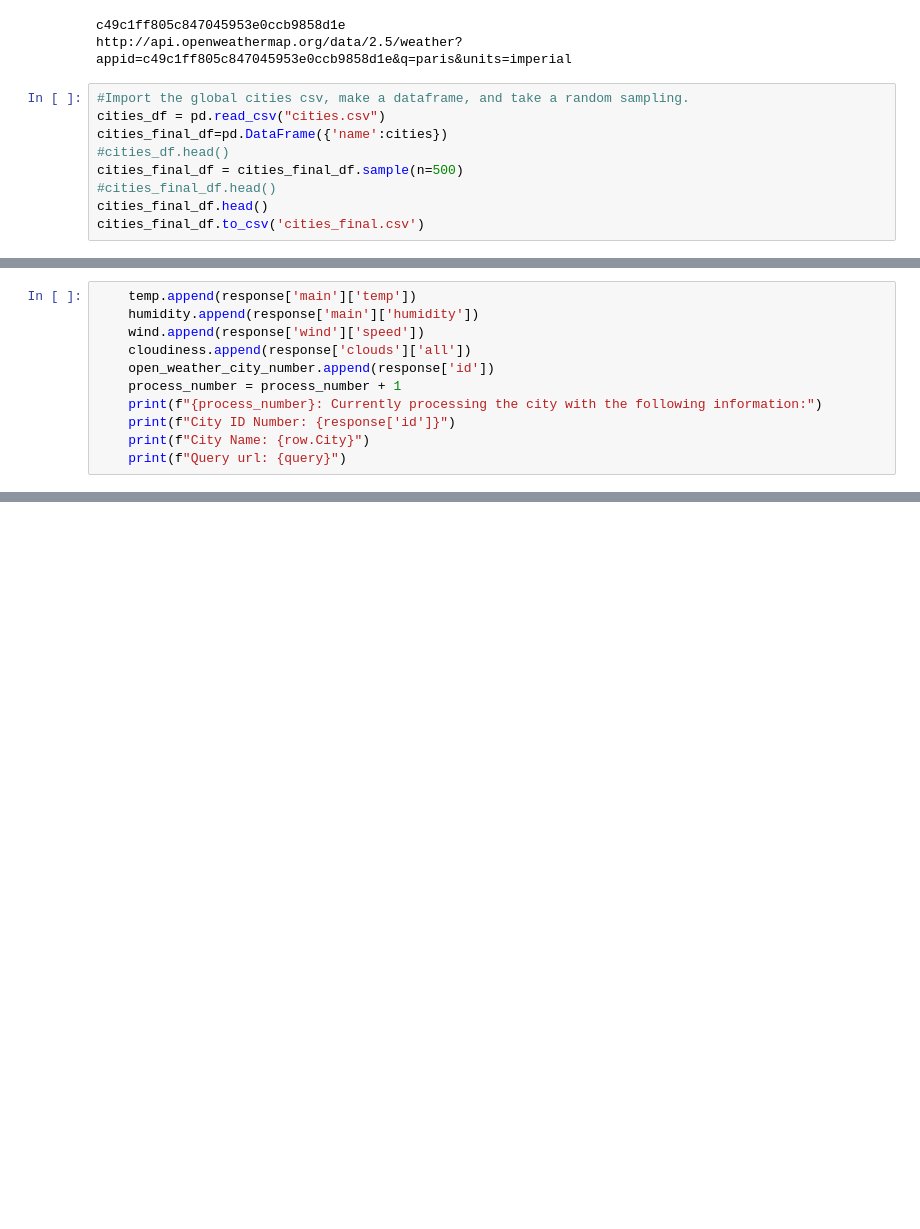
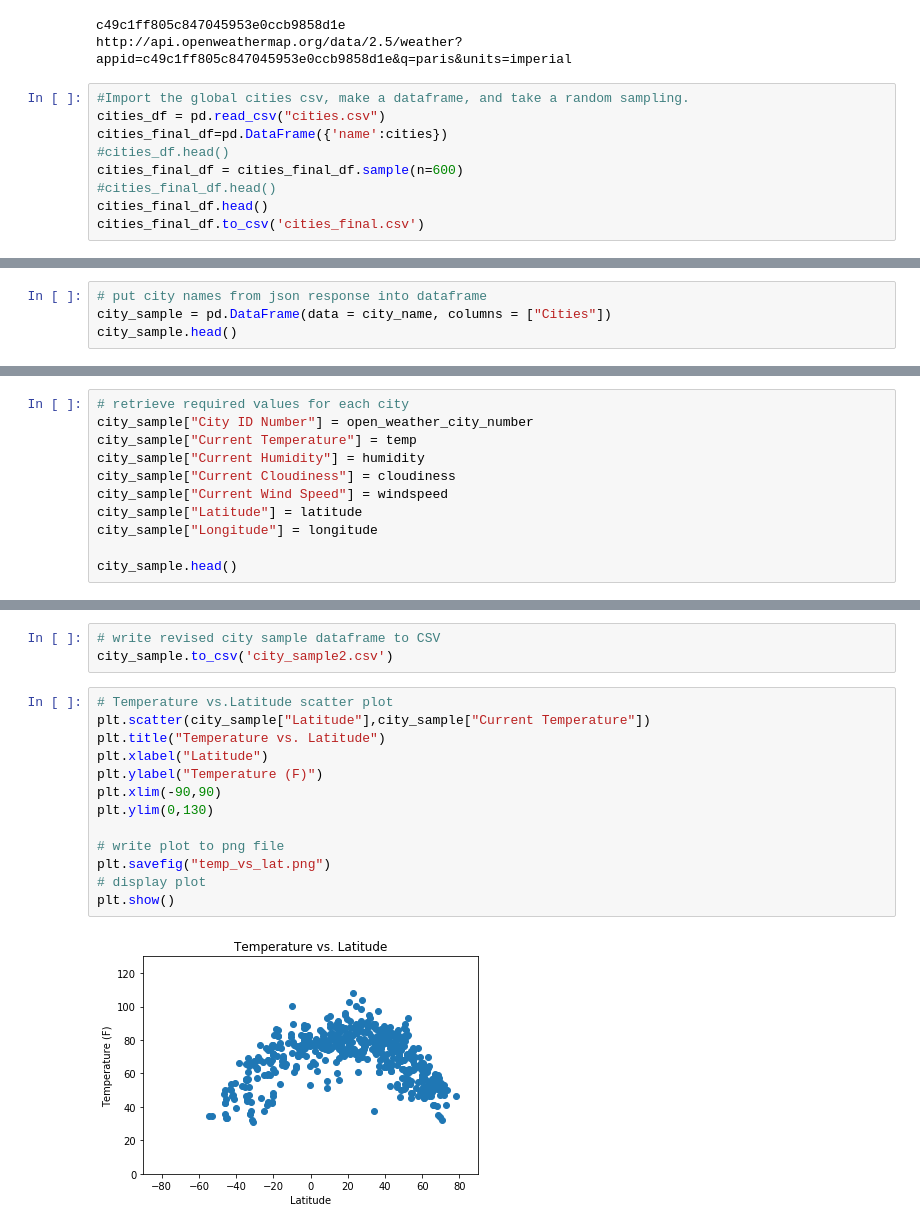
Before and after one commit to roricooper/weatherpy-challenge, a Jupyter notebook: starter_code/WeatherPy.ipynb, the cells around one changed output, grey strips where cells are left out. Drawn from its saved outputs; the diff is of its cells as text; blank space fills up the shorter version.

```diff
--- a/starter_code/WeatherPy.ipynb
+++ b/starter_code/WeatherPy.ipynb
@@ -102,7 +102,7 @@ http://api.openweathermap.org/data/2.5/weather?appid=c49c1ff805c847045953e0ccb98
 cities_df = pd.read_csv("cities.csv")
 cities_final_df=pd.DataFrame({'name':cities})
 #cities_df.head()
-cities_final_df = cities_final_df.sample(n=500)
+cities_final_df = cities_final_df.sample(n=600)
 #cities_final_df.head()
 cities_final_df.head()
 cities_final_df.to_csv('cities_final.csv')
@@ -143,11 +163,0 @@ for index, row in cities_final_df.iterrows():
-# %%
-    temp.append(response['main']['temp'])
-    humidity.append(response['main']['humidity'])
-    wind.append(response['wind']['speed'])
-    cloudiness.append(response['clouds']['all'])
-    open_weather_city_number.append(response['id'])
-    process_number = process_number + 1
-    print(f"{process_number}: Currently processing the city with the following information:")
-    print(f"City ID Number: {response['id']}")
-    print(f"City Name: {row.City}")
-    print(f"Query url: {query}")
@@ -157,0 +164,4 @@ AttributeError: 'Series' object has no attribute 'City'
+# %%
+# put city names from json response into dataframe
+city_sample = pd.DataFrame(data = city_name, columns = ["Cities"])
+city_sample.head()
@@ -157,0 +178,11 @@ AttributeError: 'Series' object has no attribute 'City'
+# %%
+# retrieve required values for each city
+city_sample["City ID Number"] = open_weather_city_number
+city_sample["Current Temperature"] = temp
+city_sample["Current Humidity"] = humidity
+city_sample["Current Cloudiness"] = cloudiness
+city_sample["Current Wind Speed"] = windspeed
+city_sample["Latitude"] = latitude
+city_sample["Longitude"] = longitude
+
+city_sample.head()
@@ -157,0 +196,18 @@ AttributeError: 'Series' object has no attribute 'City'
+# %%
+# write revised city sample dataframe to CSV
+city_sample.to_csv('city_sample2.csv')
+# %%
+# Temperature vs.Latitude scatter plot
+plt.scatter(city_sample["Latitude"],city_sample["Current Temperature"])
+plt.title("Temperature vs. Latitude")
+plt.xlabel("Latitude")
+plt.ylabel("Temperature (F)")
+plt.xlim(-90,90)
+plt.ylim(0,130)
+
+# write plot to png file
+plt.savefig("temp_vs_lat.png")
+# display plot
+plt.show()
+# %% [output]
+[figure, added]
```
Also changed, not shown: parts of 12 cells of this notebook, 8 other files.
